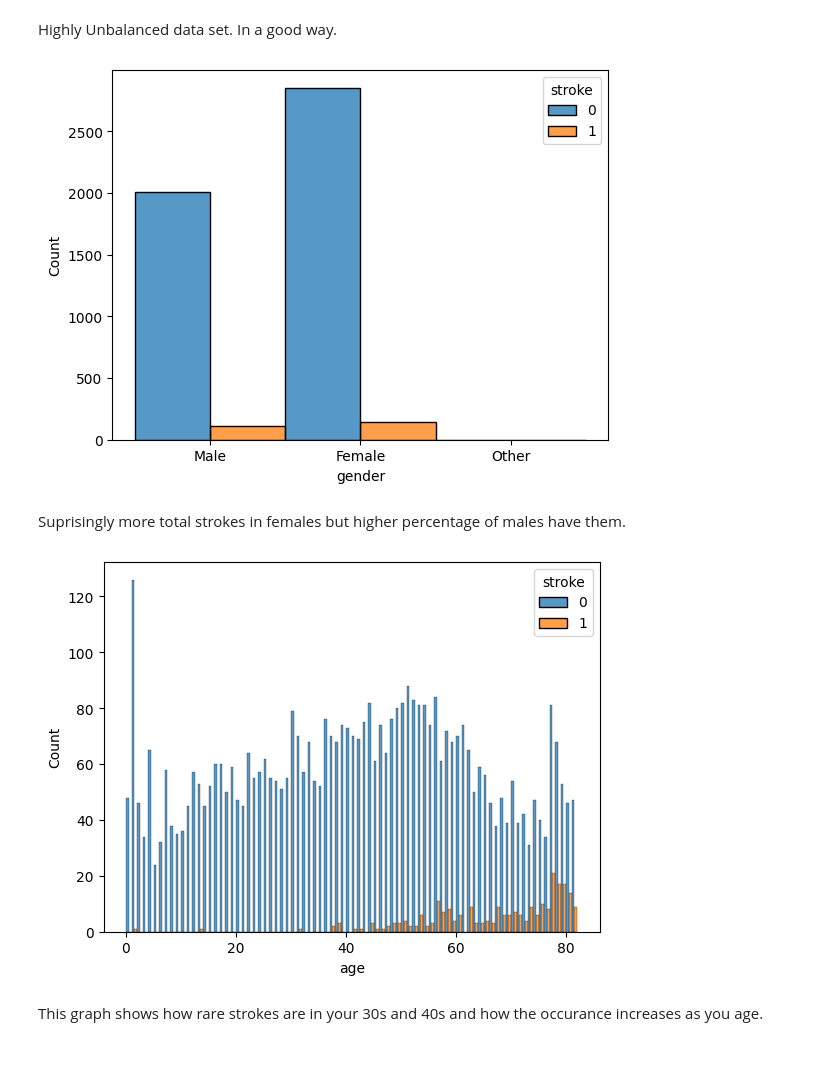
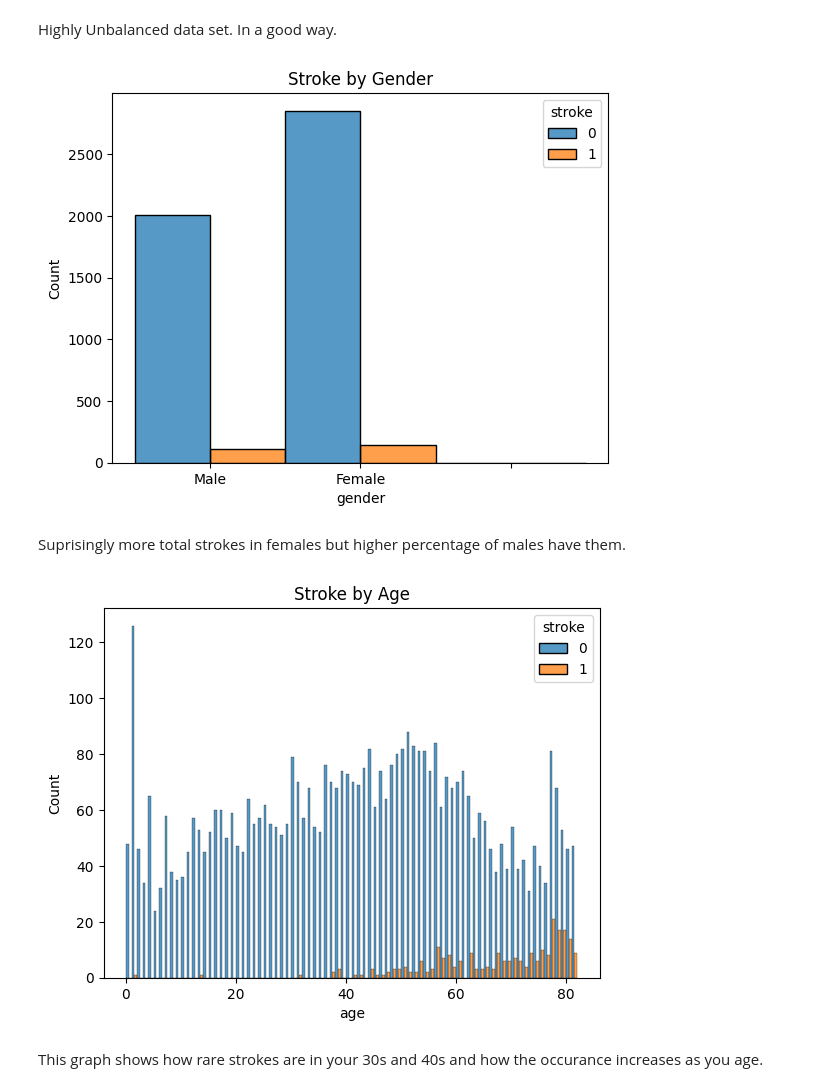
Before and after one commit to BenjaminEngel919/Medical-Data, a Jupyter notebook: Stroke_Prediction_Project.ipynb, the cells around one changed output. Saved outputs shown, nothing was run; the diff lists cells and outputs as text; code cells hidden in the pictures; blank space fills up the shorter version.

```diff
--- a/Stroke_Prediction_Project.ipynb
+++ b/Stroke_Prediction_Project.ipynb
@@ -184,3 +184,6 @@ Only part of the data I could get rid of would be the 'Other' value in gender. I
+# %%
+stroke['gender'] = stroke['gender'].str.replace('Other', '',regex=True)
+stroke['work_type'] = stroke['work_type'].str.replace('Never_worked', '',regex=True)
 # %% [markdown]
 #Visuals
 # %%
@@ -195,12 +198,12 @@ Highly Unbalanced data set. In a good way.
 # %%
 sns.histplot(binwidth=1,
             hue=stroke['stroke'],
             x=stroke['gender'],
             data=stroke,
             stat="count",
-            multiple="dodge");
+            multiple="dodge").set(title='Stroke by Gender');
 # %% [output]
-[figure, old version]
+[figure, new version]
 # %% [markdown]
 Suprisingly more total strokes in females but higher percentage of males have them.
 # %%
@@ -209,9 +212,9 @@ sns.histplot(binwidth=1,
             x=stroke['age'],
             data=stroke,
             stat="count",
-            multiple="dodge");
+            multiple="dodge").set(title='Stroke by Age');
 # %% [output]
-[figure, old version]
+[figure, new version]
 # %% [markdown]
 This graph shows how rare strokes are in your 30s and 40s and how the occurance increases as you age.
 # %%
```
Also changed, not shown: parts of 46 cells of this notebook.
